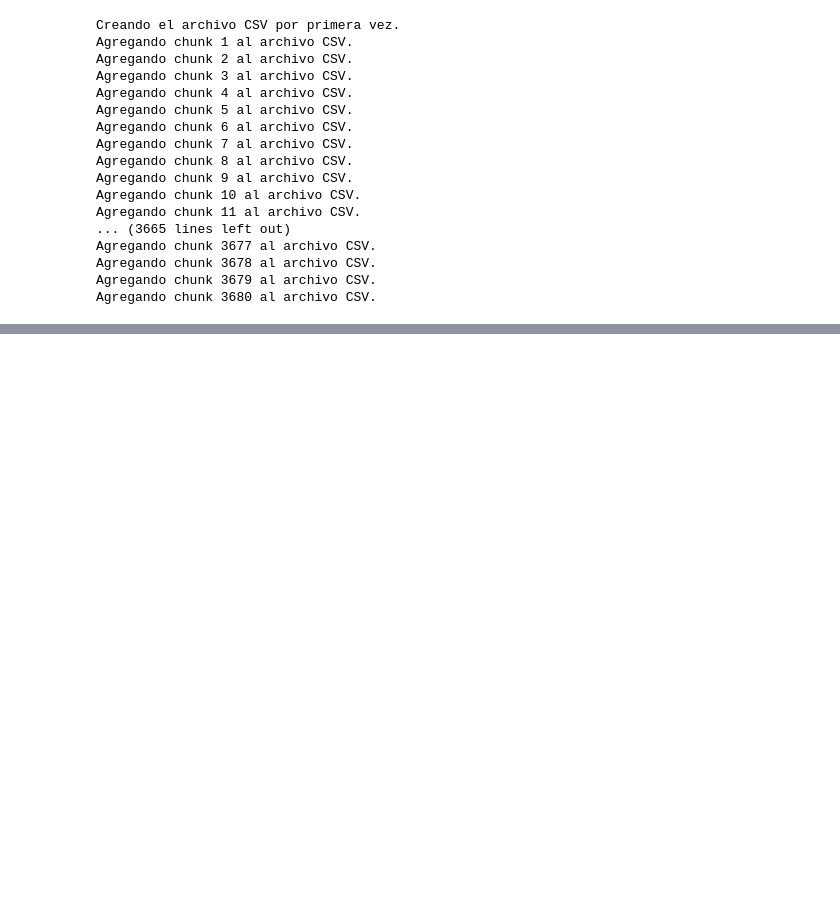
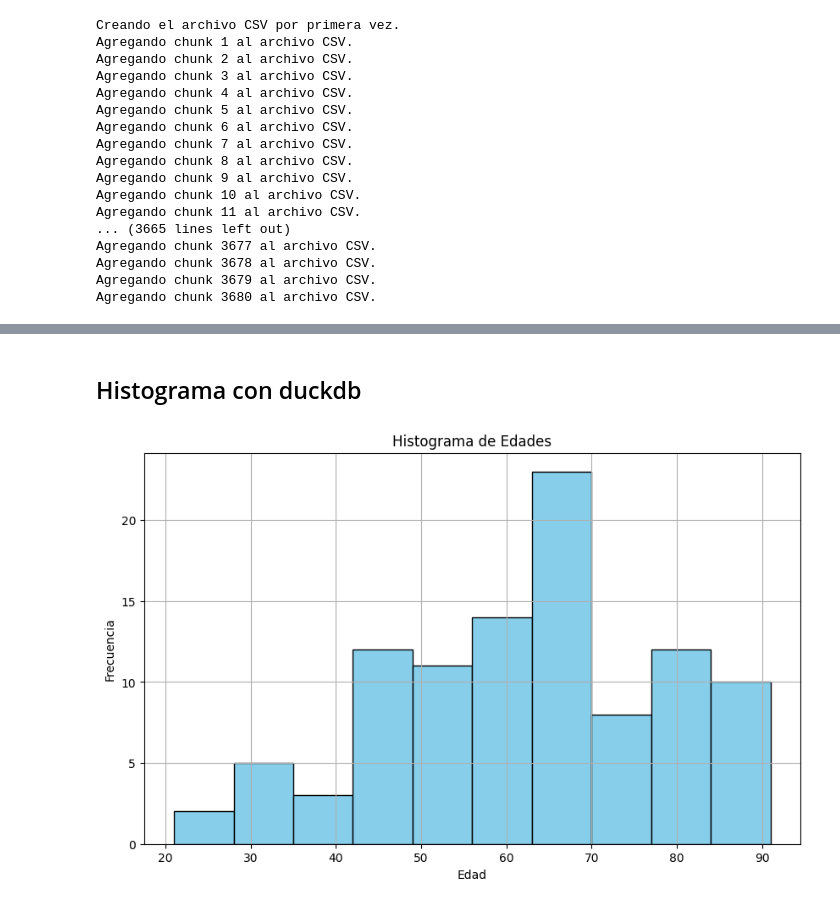
Before and after one commit to ugritai/medicalReports, a Jupyter notebook: data_analysis.ipynb, the cells around one changed output, grey strips where cells are left out. Drawn from its saved outputs; the diff is of its cells as text; code cells hidden in the pictures; blank space fills up the shorter version.

```diff
--- a/data_analysis.ipynb
+++ b/data_analysis.ipynb
@@ -184,0 +420,30 @@ show(p)
+# %% [markdown]
+## Histograma con duckdb
+# %%
+import duckdb
+import matplotlib.pyplot as plt
+import pandas as pd
+
+# Ruta al archivo CSV
+file_path = './dataset_demo/dataset_unificado.csv'
+
+# Consulta SQL usando DuckDB (extrae solo edades válidas)
+query = f"""
+SELECT CAST(anchor_age AS DOUBLE) AS age
+FROM read_csv_auto('{file_path}', SAMPLE_SIZE=-1, IGNORE_ERRORS=TRUE)
+WHERE anchor_age IS NOT NULL AND TRY_CAST(anchor_age AS DOUBLE) IS NOT NULL
+"""
+
+# Ejecutar la consulta y cargar en un DataFrame de pandas
+df = duckdb.query(query).to_df()
+
+# Mostrar histograma
+plt.figure(figsize=(10, 6))
+plt.hist(df['age'], bins=10, edgecolor='black', color='skyblue')
+plt.title('Histograma de Edades')
+plt.xlabel('Edad')
+plt.ylabel('Frecuencia')
+plt.grid(True)
+plt.show()
+# %% [output]
+[figure, added]
```
Also changed, not shown: parts of 33 cells of this notebook, 1 other file.
